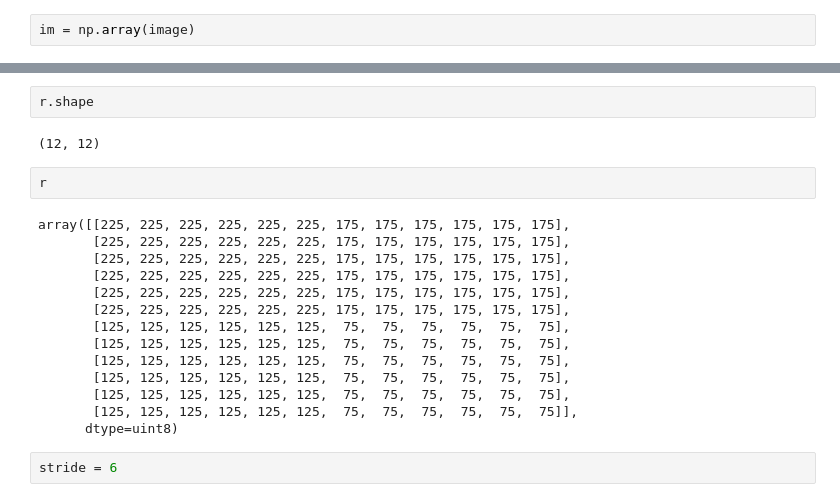
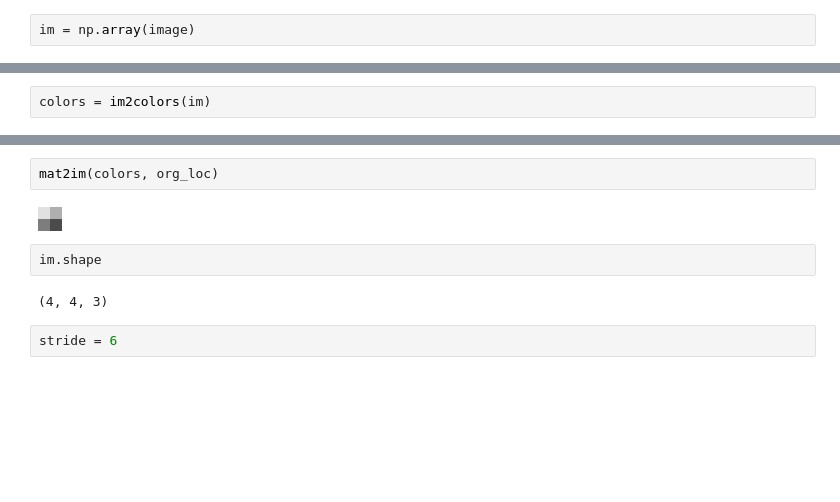
Before and after one commit to banbiossa/coding-the-matrix, a Jupyter notebook: notebooks/0.4_matrix.ipynb, the cells around one changed output, grey strips where cells are left out. Saved outputs shown, nothing was run; the diff lists cells and outputs as text; blank space fills up the shorter version.

```diff
--- a/notebooks/0.4_matrix.ipynb
+++ b/notebooks/0.4_matrix.ipynb
@@ -59,0 +78,2 @@ r, g, b = im[:, :, 0], im[:, :, 1], im[: , :, 2]
+# %%
+colors = im2colors(im)
@@ -60,23 +95,11 @@ r, g, b = im[:, :, 0], im[:, :, 1], im[: , :, 2]
+# %%
+mat2im(colors, org_loc)
+# %% [output]
+[figure, added]
 # %%
-r.shape
+im.shape
 # %% [output]
-(12, 12)
+(4, 4, 3)
-# %%
-r
-# %% [output]
-array([[225, 225, 225, 225, 225, 225, 175, 175, 175, 175, 175, 175],
-       [225, 225, 225, 225, 225, 225, 175, 175, 175, 175, 175, 175],
-       [225, 225, 225, 225, 225, 225, 175, 175, 175, 175, 175, 175],
-       [225, 225, 225, 225, 225, 225, 175, 175, 175, 175, 175, 175],
-       [225, 225, 225, 225, 225, 225, 175, 175, 175, 175, 175, 175],
-       [225, 225, 225, 225, 225, 225, 175, 175, 175, 175, 175, 175],
-       [125, 125, 125, 125, 125, 125,  75,  75,  75,  75,  75,  75],
-       [125, 125, 125, 125, 125, 125,  75,  75,  75,  75,  75,  75],
-       [125, 125, 125, 125, 125, 125,  75,  75,  75,  75,  75,  75],
-       [125, 125, 125, 125, 125, 125,  75,  75,  75,  75,  75,  75],
-       [125, 125, 125, 125, 125, 125,  75,  75,  75,  75,  75,  75],
-       [125, 125, 125, 125, 125, 125,  75,  75,  75,  75,  75,  75]],
-      dtype=uint8)
 # %%
 stride = 6
 # %%
```
Also changed, not shown: parts of 15 cells of this notebook, 8 other files.
